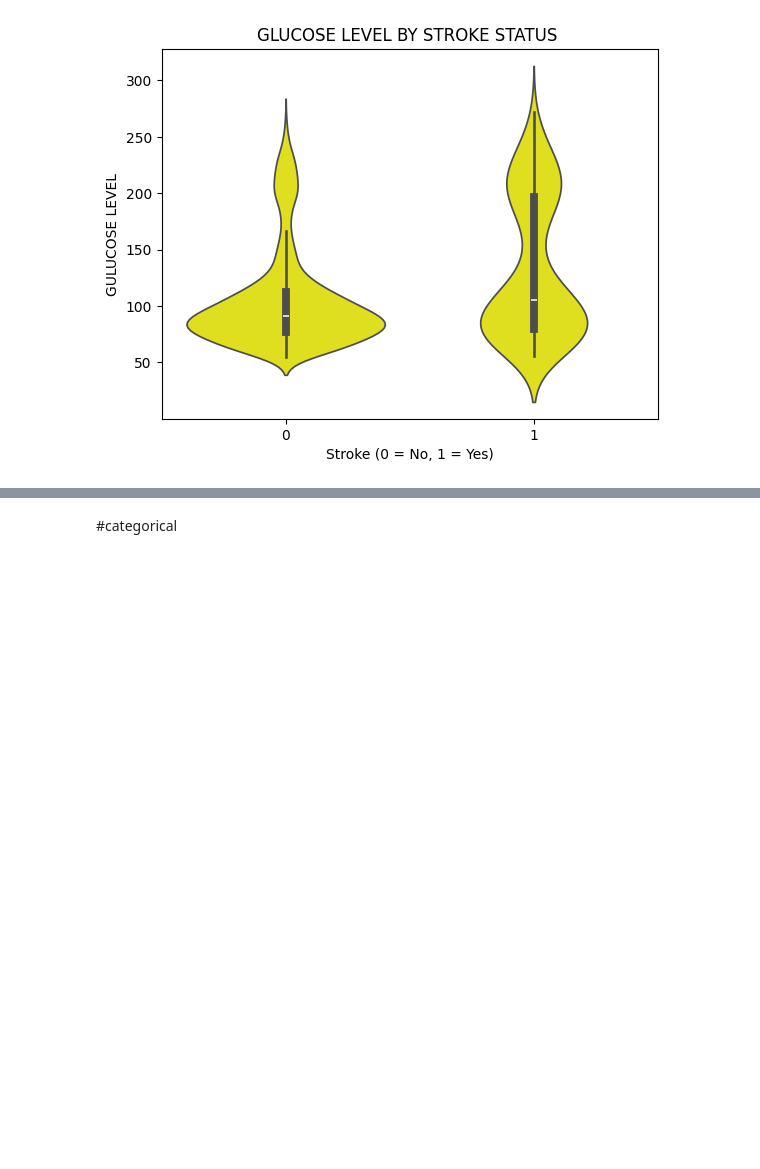
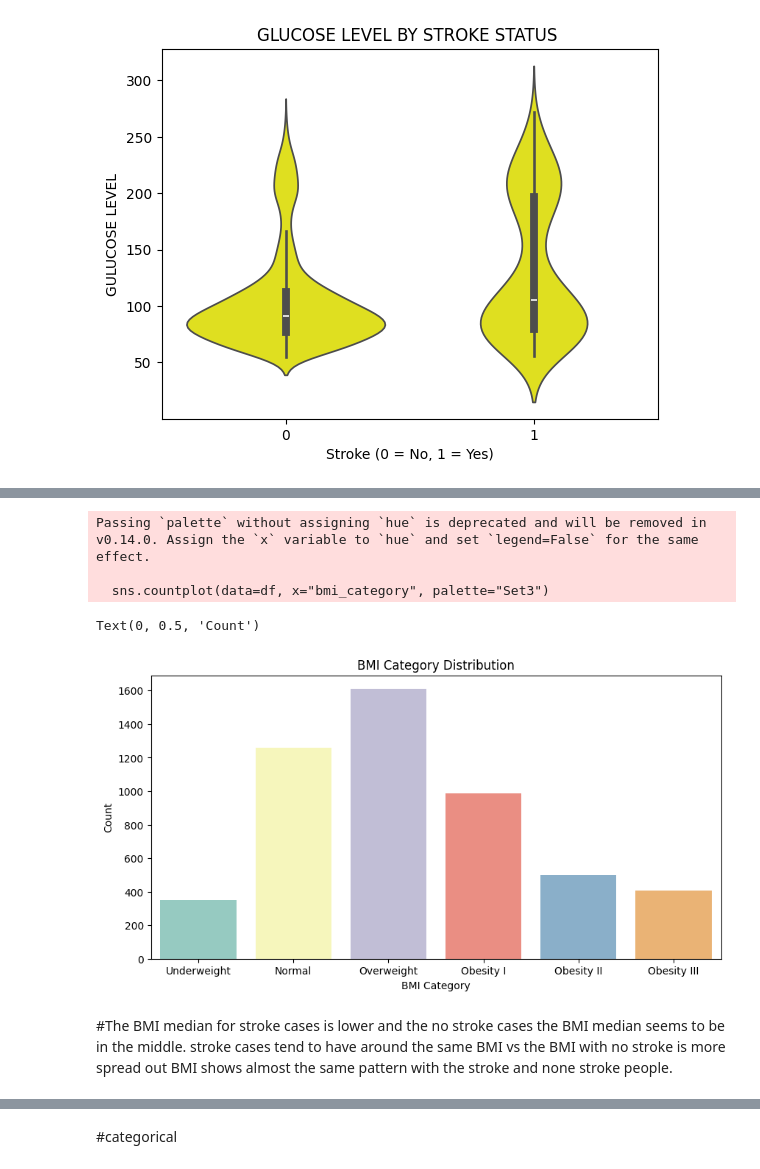
Before and after one commit to millertaybali/python_for_data_science_project_group_5, a Jupyter notebook: stroke_analysis.ipynb, the cells around one changed output, grey strips where cells are left out. Drawn from its saved outputs; the diff is of its cells as text; code cells hidden in the pictures; blank space fills up the shorter version.

```diff
--- a/stroke_analysis.ipynb
+++ b/stroke_analysis.ipynb
@@ -309 +331,20 @@ df.head()
+# %%
+bins = [0, 18.5, 25, 30, 35, 40, 100]
+labels = ["Underweight", "Normal", "Overweight", "Obesity I", "Obesity II", "Obesity III"]
+df["bmi_category"] = pd.cut(df["bmi"], bins=bins, labels=labels)
+plt.figure(figsize=(10,5))
+sns.countplot(data=df, x="bmi_category", palette="Set3")
+plt.title("BMI Category Distribution")
+plt.xlabel("BMI Category")
+plt.ylabel("Count")
+# %% [output]
+Passing `palette` without assigning `hue` is deprecated and will be removed in v0.14.0. Assign the `x` variable to `hue` and set `legend=False` for the same effect.
+
+  sns.countplot(data=df, x="bmi_category", palette="Set3")
+Text(0, 0.5, 'Count')
+[figure, added]
+# %% [markdown]
+#The BMI median for stroke cases is lower and the no stroke cases the BMI median seems to be in the middle.
+stroke cases tend to have around the same BMI vs the BMI with no stroke is more spread out
+BMI shows almost the same pattern with the stroke and none stroke people.
 # %%
```
Also changed, not shown: parts of 23 cells of this notebook.
